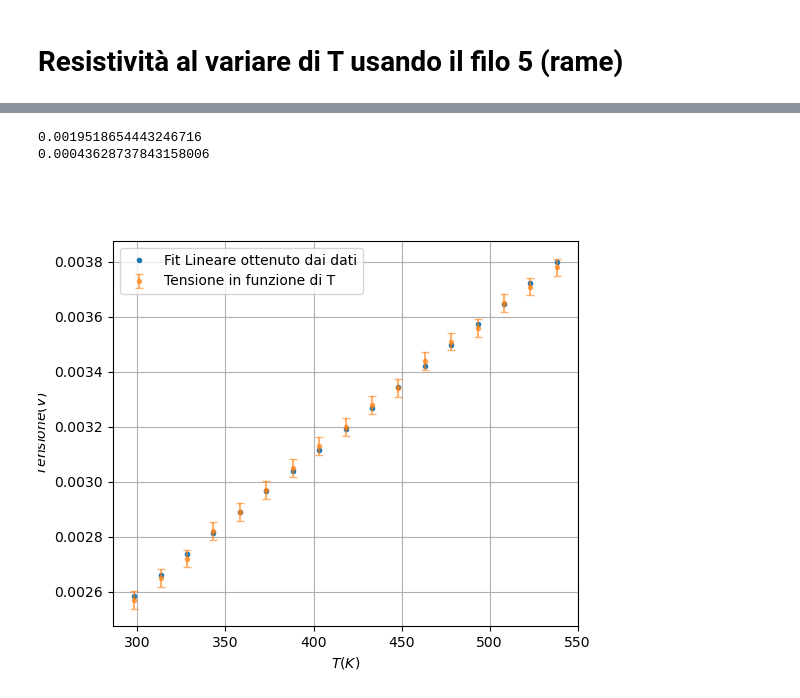
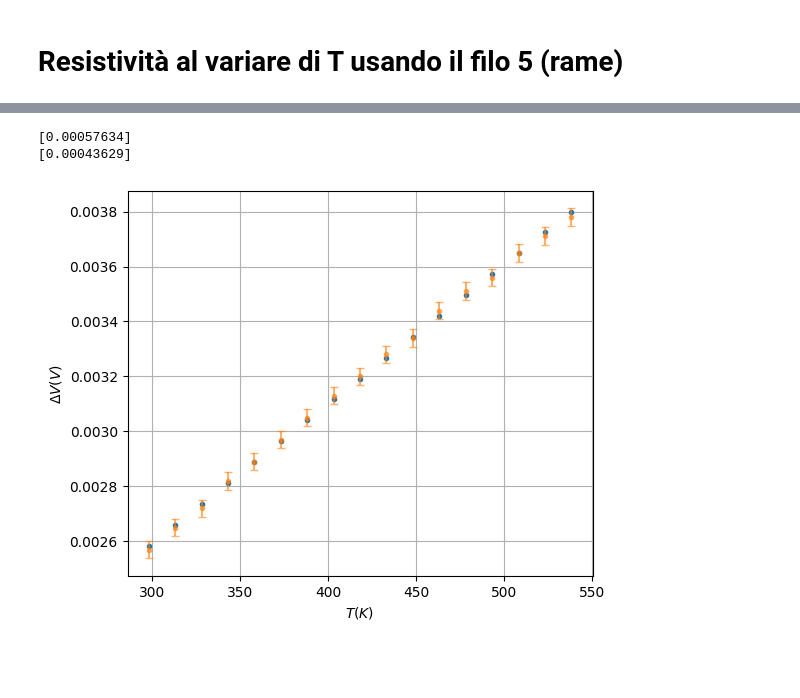
Before and after one commit to Shyan01/Lab-Fisica-2, a Jupyter notebook: Resistività/Resistività.ipynb, the cells around one changed output, grey strips where cells are left out. Cells and saved outputs as stored; diff of their text form; code cells hidden in the pictures; blank space fills up the shorter version.

```diff
--- a/Resistività/Resistività.ipynb
+++ b/Resistività/Resistività.ipynb
@@ -779,7 +758,7 @@ L = L[~np.isnan(L)]
 
 delta_T = T
 
-A = ((D/2)**2) * np.pi
+A = ((S/2)**2) * np.pi
 
 #Errori ed incertezze
 
@@ -789,7 +768,7 @@ Err_V = Err_mV/1000
 Err_I = Errore_I(I)
 Err_L = 1e-2 * (0.5/2)
 Err_S = 0.05/1000
-Err_A = np.pi * D * Err_S
+Err_A = np.pi * S * Err_S
 
 inc_I = Err_I/I
 inc_L = Err_L/L
@@ -799,7 +778,5 @@ inc_A = Err_A/A
 fig, ax = plt.subplots(figsize = (6,5))
 
 ax.errorbar(delta_T, V, yerr = Err_V, fmt = '.', color = 'blue',capsize = 3)
-ax.set_xlabel(r'$T(K)$')
-ax.set_ylabel(r'$Tensione(V)$')
 ax.grid(True)
 # %% [output]
@@ -807,39 +784,37 @@ ax.grid(True)
 # %%
 
 params , cov = np.polyfit(delta_T, V, 1, cov = True)
 m, q = params
 
 Err_m = np.sqrt(cov[0][0]) * 3
 
 inc_m = Err_m/m
 
 k = I*L * rho_r
 k /= A
 Err_k = Errore_k(Inc_A = inc_A, Inc_I = inc_I, Inc_L = inc_L, Inc_rho = inc_rho_r, k = k)
 inc_k = Err_k/k
 
-#print(Err_k)
+print(Err_k)
 
 alpha = m
 alpha /= k
 Err_alpha = Errore_alpha(inc_m, inc_k, alpha)
 
-print(alpha[0])
-print(Err_alpha[0])
+print(Err_alpha)
+
 y_fit = Linear_Fit(q, m, delta_T)
 
 fig, ax = plt.subplots(figsize = (6,5))
 
 
-ax.plot(delta_T, y_fit, ".", label = "Fit Lineare ottenuto dai dati")
+ax.plot(delta_T, y_fit, ".", label = "Fit Lineare Ottenuta dai dati")
 
-ax.errorbar(delta_T, V, fmt = ".", yerr = Err_V, label = "Tensione in funzione di T", capsize = 3, alpha = 0.6 )
+ax.errorbar(delta_T, V, fmt = ".", yerr = Err_V, label = "Dati", capsize = 3, alpha = 0.6 )
 ax.set_xlabel(r'$T(K)$')
-ax.set_ylabel(r'$Tensione(V)$')
+ax.set_ylabel(r'$\Delta V(V)$')
 ax.grid(True)
-ax.legend()
-fig.savefig("Delta V in funzione di T.png", dpi = 300, bbox_inches = 'tight' )
 # %% [output]
-0.0019518654443246716
-0.00043628737843158006
+[0.00057634]
+[0.00043629]
-[figure, old version]
+[figure, new version]
```
Also changed, not shown: parts of 18 cells of this notebook, 36 other files.
